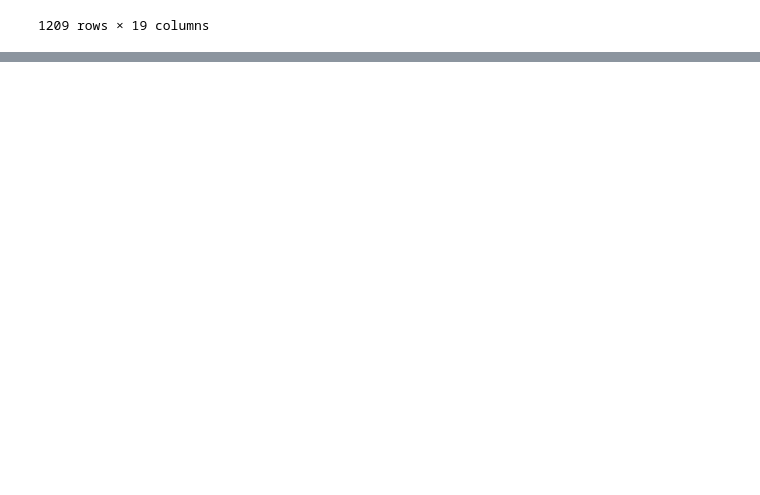
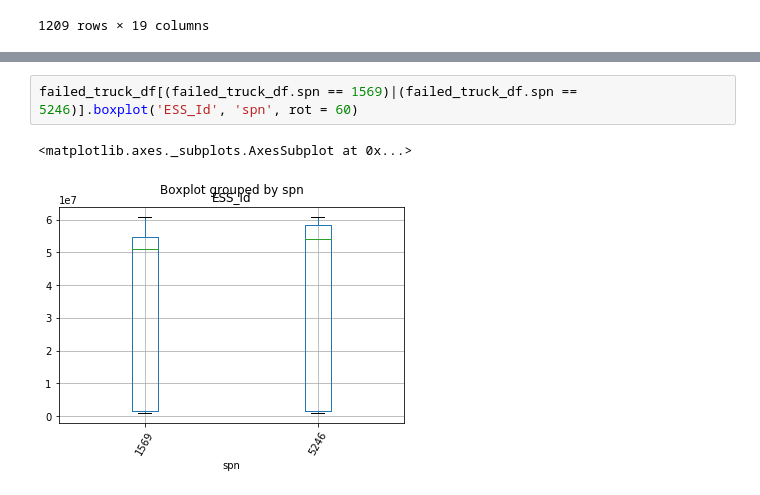
Before and after one commit to Barrett-Rogers/dq8-kingpins, a Jupyter notebook: big_g_foyaz.ipynb, the cells around one changed output, grey strips where cells are left out. Cells and saved outputs as stored; diff of their text form; blank space fills up the shorter version.

```diff
--- a/big_g_foyaz.ipynb
+++ b/big_g_foyaz.ipynb
@@ -425,0 +446,5 @@ TypeError: 'method' object is not subscriptable
+# %%
+failed_truck_df[(failed_truck_df.spn == 1569)|(failed_truck_df.spn == 5246)].boxplot('ESS_Id', 'spn', rot = 60)
+# %% [output]
+<matplotlib.axes._subplots.AxesSubplot at 0x...>
+[figure, added]
```
Also changed, not shown: parts of 7 cells of this notebook.
